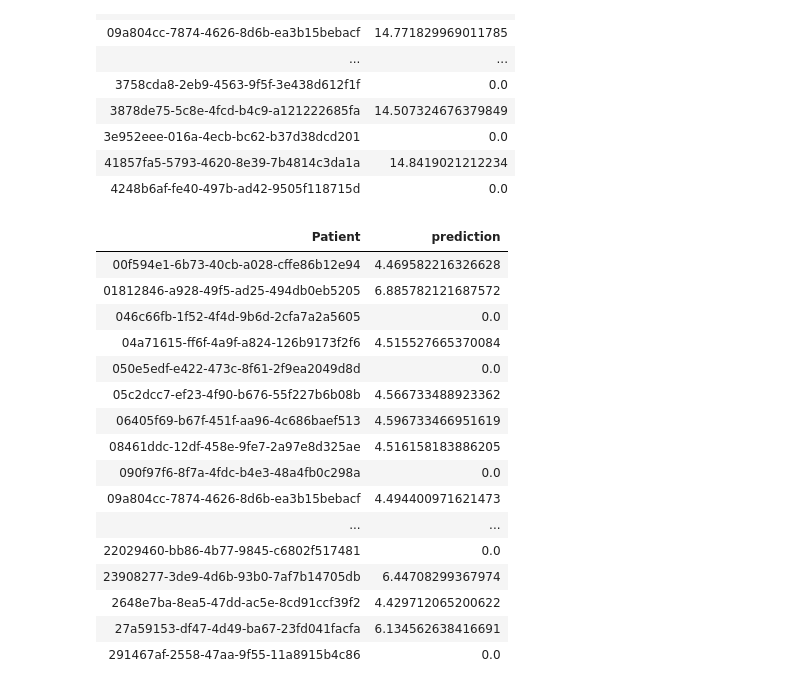
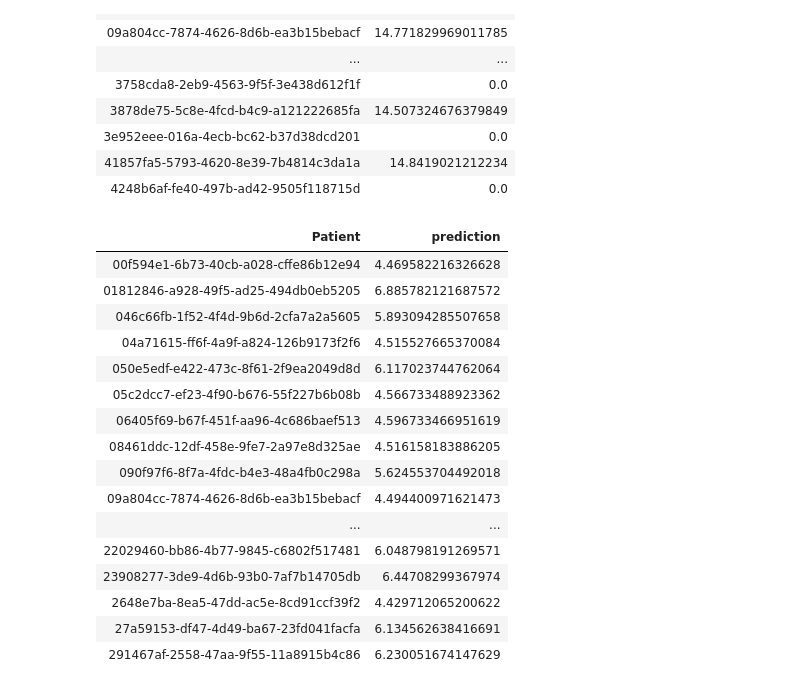
Before and after one commit to BlueGranite/precisionFDA_VAH_COVID-19, a Jupyter notebook: scripts/Scorer.ipynb, the cells around one changed output. Saved outputs shown, nothing was run; the diff lists cells and outputs as text; code cells hidden in the pictures.

```diff
--- a/scripts/Scorer.ipynb
+++ b/scripts/Scorer.ipynb
@@ -168,42 +178,44 @@ display(dhtest)
 # %%
 ditest = spark.table("mldata_days_icu").filter(col("dataset") == "test")
 
 pipelineModel = PipelineModel.load("/mnt/data/ml/daysicu/pipeline")
 ditest = pipelineModel.transform(ditest)
 
 cvModel = CrossValidatorModel.load("/mnt/data/ml/daysicu/rfr")
 ditest = cvModel.bestModel.transform(ditest)
 
+ditest_all = ditest.select(col("Patient"), col("prediction"))
+
 ditest = ditest.select(col("Patient"),
                        col("prediction")) \
                .join(cv19test.drop("probability").withColumnRenamed("prediction", "cv_prediction"), on=["Patient"], how="left") \
                .withColumn("prediction", when(col("cv_prediction") == 0, lit(0)).otherwise(col("prediction"))) \
                .drop("cv_prediction")
 
-ditest.coalesce(1) \
-      .write.format("com.databricks.spark.csv") \
-      .option("header", "false") \
-      .save("/mnt/data/scored/daysicu/")
+# ditest.coalesce(1) \
+#       .write.format("com.databricks.spark.csv") \
+#       .option("header", "false") \
+#       .save("/mnt/data/scored/daysicu/")
 
-display(ditest)
+display(ditest_all)
 # %% [output]
 | Patient | prediction |
 | 00f594e1-6b73-40cb-a028-cffe86b12e94 | 4.469582216326628 |
 | 01812846-a928-49f5-ad25-494db0eb5205 | 6.885782121687572 |
-| 046c66fb-1f52-4f4d-9b6d-2cfa7a2a5605 | 0.0 |
+| 046c66fb-1f52-4f4d-9b6d-2cfa7a2a5605 | 5.893094285507658 |
 | 04a71615-ff6f-4a9f-a824-126b9173f2f6 | 4.515527665370084 |
-| 050e5edf-e422-473c-8f61-2f9ea2049d8d | 0.0 |
+| 050e5edf-e422-473c-8f61-2f9ea2049d8d | 6.117023744762064 |
 | 05c2dcc7-ef23-4f90-b676-55f227b6b08b | 4.566733488923362 |
 | 06405f69-b67f-451f-aa96-4c686baef513 | 4.596733466951619 |
 | 08461ddc-12df-458e-9fe7-2a97e8d325ae | 4.516158183886205 |
-| 090f97f6-8f7a-4fdc-b4e3-48a4fb0c298a | 0.0 |
+| 090f97f6-8f7a-4fdc-b4e3-48a4fb0c298a | 5.624553704492018 |
 | 09a804cc-7874-4626-8d6b-ea3b15bebacf | 4.494400971621473 |
 | ... | ... |
-| 22029460-bb86-4b77-9845-c6802f517481 | 0.0 |
+| 22029460-bb86-4b77-9845-c6802f517481 | 6.048798191269571 |
 | 23908277-3de9-4d6b-93b0-7af7b14705db | 6.44708299367974 |
 | 2648e7ba-8ea5-47dd-ac5e-8cd91ccf39f2 | 4.429712065200622 |
 | 27a59153-df47-4d49-ba67-23fd041facfa | 6.134562638416691 |
-| 291467af-2558-47aa-9f55-11a8915b4c86 | 0.0 |
+| 291467af-2558-47aa-9f55-11a8915b4c86 | 6.230051674147629 |
 # %%
 cvModel.bestModel.extractParamMap()
 # %% [output]
```
Also changed, not shown: parts of 9 cells of this notebook, 5 other files.
